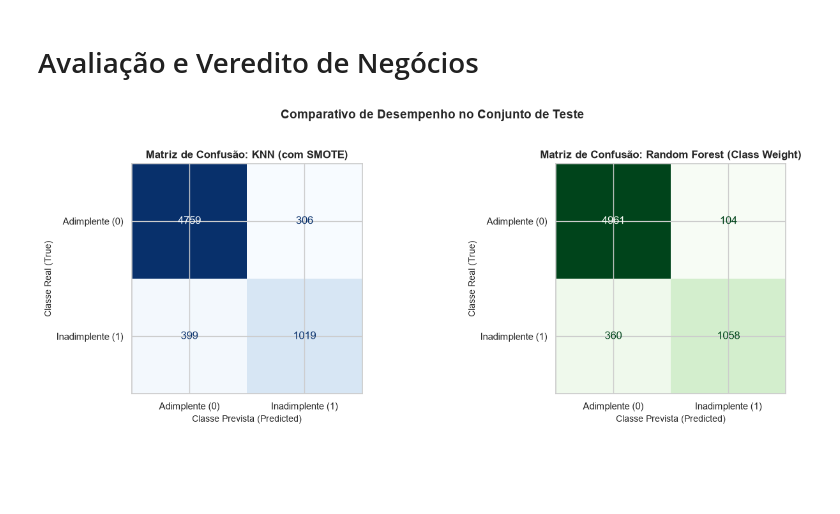
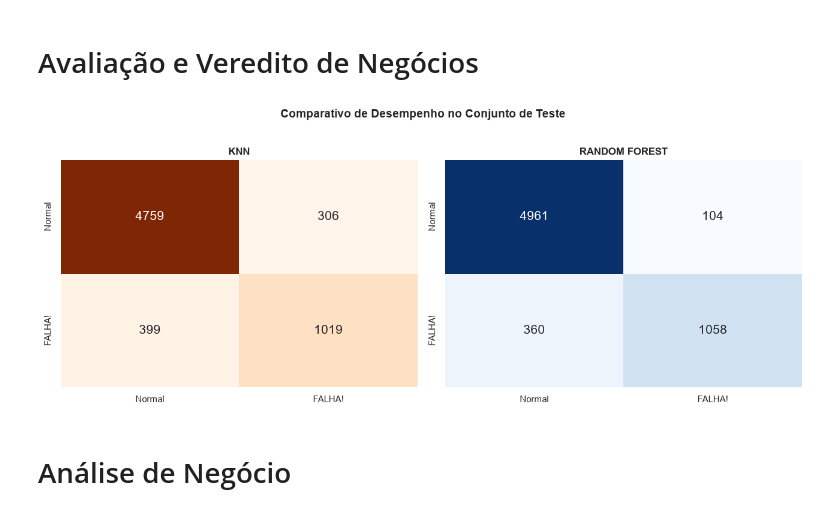
Before and after one commit to niksonlaurentino/SCTECH_Projeto_Avaliativo_M_1, a Jupyter notebook: Main.ipynb, the cells around one changed output. Cells and saved outputs as stored; diff of their text form; code cells hidden in the pictures; blank space fills up the shorter version.

Commit message:
feat: Avaliação e Veredito de Negócios no notebook Main

```diff
--- a/Main.ipynb
+++ b/Main.ipynb
@@ -743,36 +1034,23 @@ weighted avg       0.93      0.93      0.93      6483
 # %% [markdown]
 # Avaliação e Veredito de Negócios
 # %%
-# ----------------------------------------------------------------------------
-# CÁLCULO DAS MATRIZES DE CONFUSÃO
-# ----------------------------------------------------------------------------
-cm_knn = confusion_matrix(y_test, y_pred)
-cm_rf = confusion_matrix(y_test_rf, y_pred_rf)
-
-labels = ['Adimplente (0)', 'Inadimplente (1)']
-
 # ----------------------------------------------------------------------------
 # CONSTRUÇÃO DO GRÁFICO COMPARATIVO LADO A LADO
 # ----------------------------------------------------------------------------
-fig, axes = plt.subplots(1, 2, figsize=(14, 5))
+fig, axes = plt.subplots(1, 2, figsize=(13, 5))
 
-# 1. Matriz de Confusão - KNN
-disp_knn = ConfusionMatrixDisplay(confusion_matrix=cm_knn, display_labels=labels)
-disp_knn.plot(ax=axes[0], cmap='Blues', values_format='d', colorbar=False)
-axes[0].set_title('Matriz de Confusão: KNN (com SMOTE)', fontsize=12, fontweight='bold')
-axes[0].set_xlabel('Classe Prevista (Predicted)', fontsize=10)
-axes[0].set_ylabel('Classe Real (True)', fontsize=10)
+sns.heatmap(confusion_matrix(y_test, y_pred), annot=True, fmt='d', cmap='Oranges', cbar=False, ax=axes[0], annot_kws={"size": 15})
+axes[0].set_title('KNN', fontweight='bold', fontsize=12)
+axes[0].xaxis.set_ticklabels(['Normal', 'FALHA!']); axes[0].yaxis.set_ticklabels(['Normal', 'FALHA!'])
 
-# 2. Matriz de Confusão - Random Forest
-disp_rf = ConfusionMatrixDisplay(confusion_matrix=cm_rf, display_labels=labels)
-disp_rf.plot(ax=axes[1], cmap='Greens', values_format='d', colorbar=False)
-axes[1].set_title('Matriz de Confusão: Random Forest (Class Weight)', fontsize=12, fontweight='bold')
-axes[1].set_xlabel('Classe Prevista (Predicted)', fontsize=10)
-axes[1].set_ylabel('Classe Real (True)', fontsize=10)
+sns.heatmap(confusion_matrix(y_test_rf, y_pred_rf), annot=True, fmt='d', cmap='Blues', cbar=False, ax=axes[1], annot_kws={"size": 15})
+axes[1].set_title('RANDOM FOREST', fontweight='bold', fontsize=12)
+axes[1].xaxis.set_ticklabels(['Normal', 'FALHA!']); axes[1].yaxis.set_ticklabels(['Normal', 'FALHA!'])
 
-# Ajustes estéticos finais
 plt.suptitle('Comparativo de Desempenho no Conjunto de Teste', fontsize=14, fontweight='bold', y=1.02)
 plt.tight_layout()
 plt.show()
 # %% [output]
-[figure, old version]
+[figure, new version]
+# %% [markdown]
+# Análise de Negócio
```
Also changed, not shown: parts of 5 cells of this notebook.
